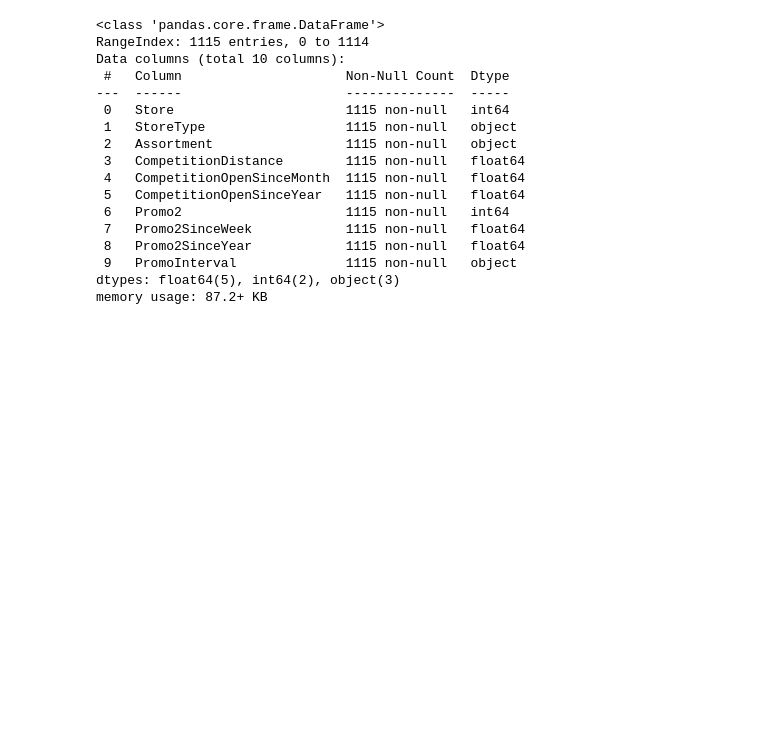
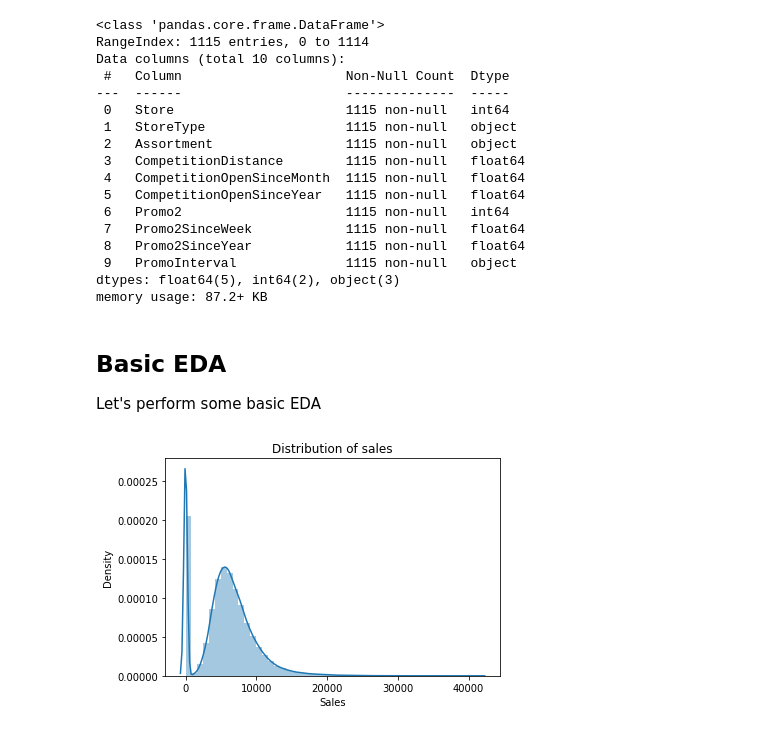
Before and after one commit to tusharsgaidhane/Retail_Sales_Prediction, a Jupyter notebook: Rossmann_Sales_Prediction_Capstone_Project.ipynb, the cells around one changed output. Saved outputs shown, nothing was run; the diff lists cells and outputs as text; code cells hidden in the pictures; blank space fills up the shorter version.

```diff
--- a/Rossmann_Sales_Prediction_Capstone_Project.ipynb
+++ b/Rossmann_Sales_Prediction_Capstone_Project.ipynb
@@ -448,3 +448,14 @@ Data columns (total 10 columns):
  9   PromoInterval              1115 non-null   object
 dtypes: float64(5), int64(2), object(3)
 memory usage: 87.2+ KB
+# %% [markdown]
+## Basic EDA
+Let's perform some basic EDA
+# %%
+# distribution of Sales has a very long tail
+
+plt.title("Distribution of sales")
+sns.distplot(stores_data['Sales'])
+plt.show()
+# %% [output]
+[figure, added]
```
Also changed, not shown: parts of 25 cells of this notebook.
